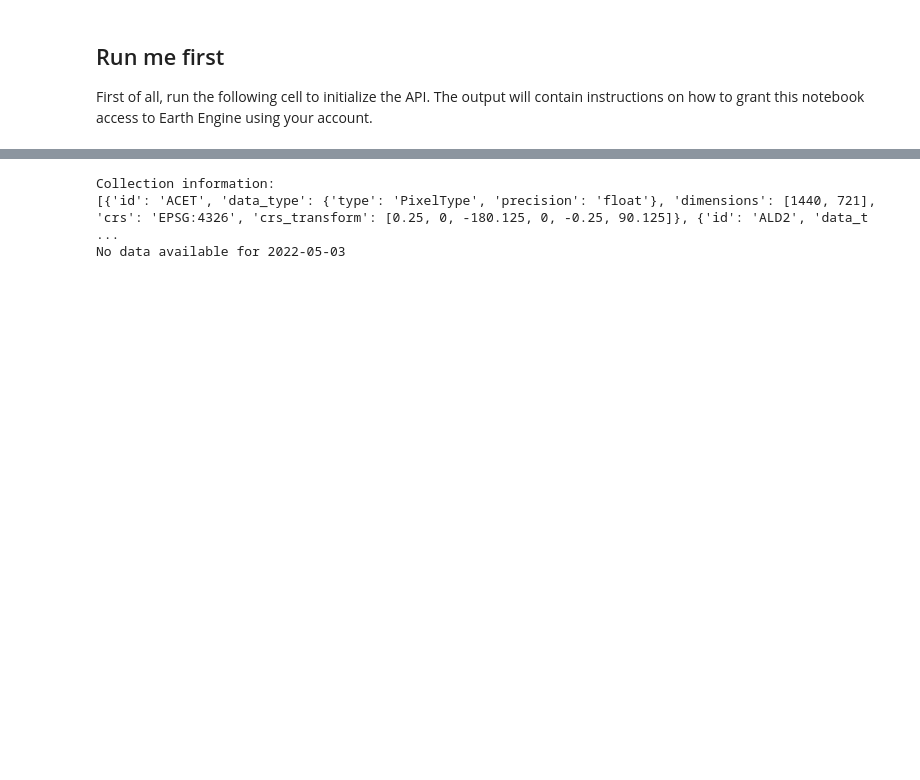
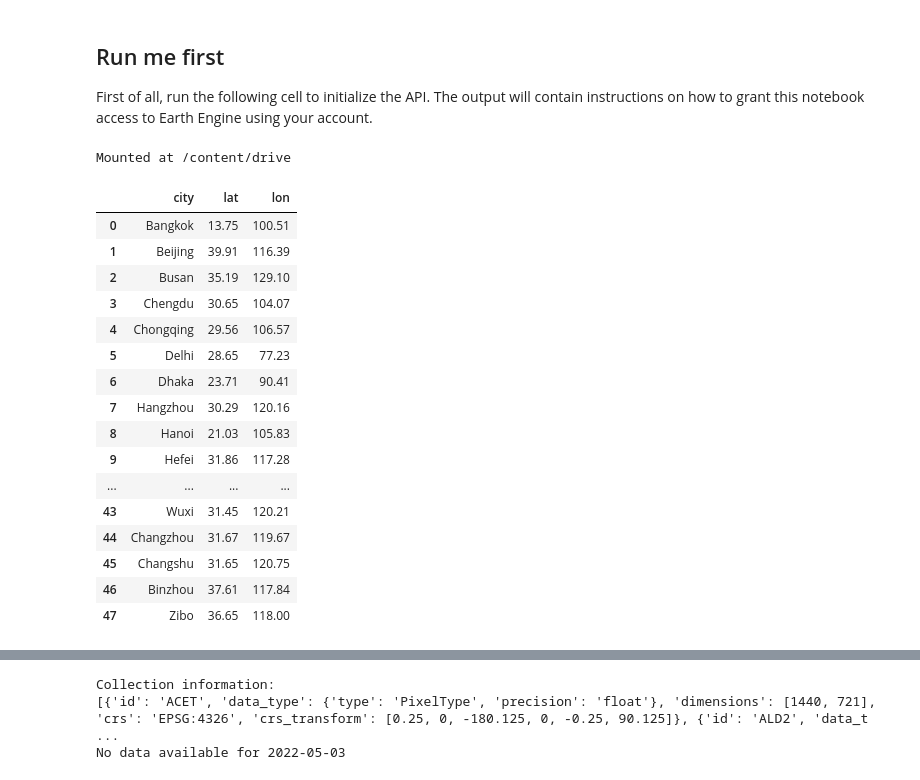
Before and after one commit to Fu-Weitao/EarthEngine, a Jupyter notebook: tutorials/intro-to-python-api/index.ipynb, the cells around one changed output, grey strips where cells are left out. Cells and saved outputs as stored; diff of their text form; code cells hidden in the pictures; blank space fills up the shorter version.

```diff
--- a/tutorials/intro-to-python-api/index.ipynb
+++ b/tutorials/intro-to-python-api/index.ipynb
@@ -65,6 +65,31 @@ except Exception:
     # If not authenticated, run this
     ee.Authenticate()
     ee.Initialize()
+# %%
+from google.colab import drive
+drive.mount('/content/drive')
+# %% [output]
+Mounted at /content/drive
+# %%
+city_df
+# %% [output]
+|  | city | lat | lon |
+| 0 | Bangkok | 13.75 | 100.51 |
+| 1 | Beijing | 39.91 | 116.39 |
+| 2 | Busan | 35.19 | 129.10 |
+| 3 | Chengdu | 30.65 | 104.07 |
+| 4 | Chongqing | 29.56 | 106.57 |
+| 5 | Delhi | 28.65 | 77.23 |
+| 6 | Dhaka | 23.71 | 90.41 |
+| 7 | Hangzhou | 30.29 | 120.16 |
+| 8 | Hanoi | 21.03 | 105.83 |
+| 9 | Hefei | 31.86 | 117.28 |
+| ... | ... | ... | ... |
+| 43 | Wuxi | 31.45 | 120.21 |
+| 44 | Changzhou | 31.67 | 119.67 |
+| 45 | Changshu | 31.65 | 120.75 |
+| 46 | Binzhou | 37.61 | 117.84 |
+| 47 | Zibo | 36.65 | 118.00 |
 # %%
 # Define time range for data extraction
 start_date = '2022-05-01'
```
Also changed, not shown: parts of 2 cells of this notebook.
